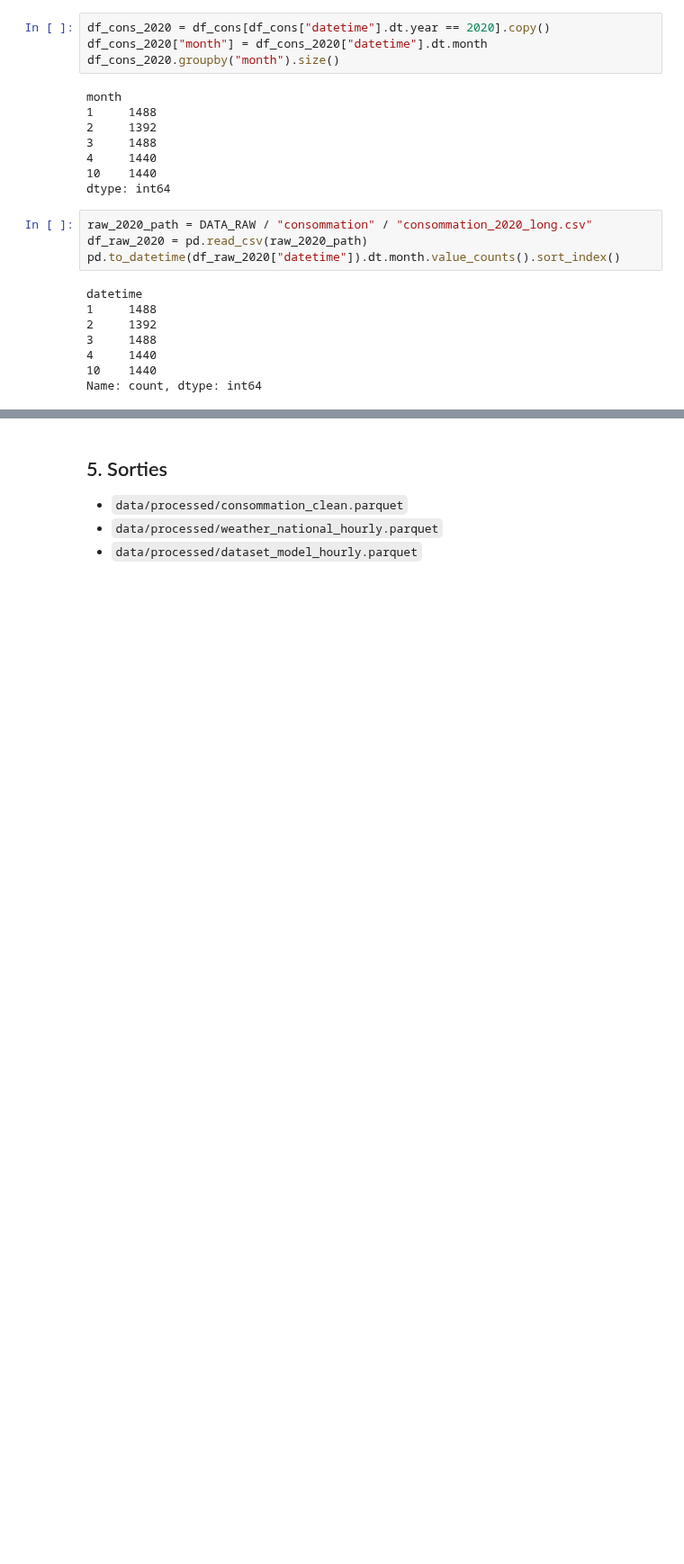
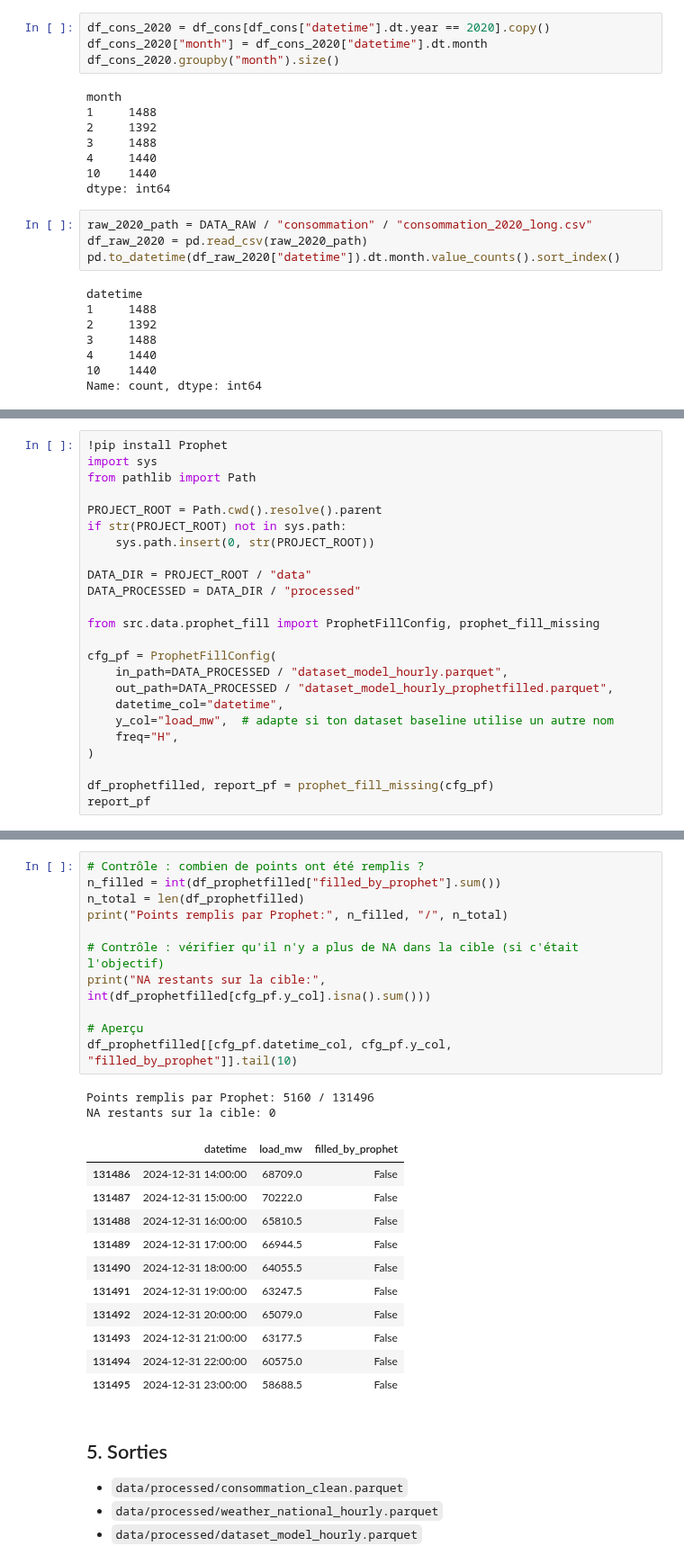
Before and after one commit to quentinbenchetrit/france-grid-stress-prediction, a Jupyter notebook: notebooks/02_cleaning_clean.ipynb, the cells around one changed output, grey strips where cells are left out. Shown at 90% size. Cells and saved outputs as stored; diff of their text form; blank space fills up the shorter version.

```diff
--- a/notebooks/02_cleaning_clean.ipynb
+++ b/notebooks/02_cleaning_clean.ipynb
@@ -198,0 +212,24 @@ Name: count, dtype: int64
+# %%
+!pip install Prophet
+import sys
+from pathlib import Path
+
+PROJECT_ROOT = Path.cwd().resolve().parent
+if str(PROJECT_ROOT) not in sys.path:
+    sys.path.insert(0, str(PROJECT_ROOT))
+
+DATA_DIR = PROJECT_ROOT / "data"
+DATA_PROCESSED = DATA_DIR / "processed"
+
+from src.data.prophet_fill import ProphetFillConfig, prophet_fill_missing
+
+cfg_pf = ProphetFillConfig(
+    in_path=DATA_PROCESSED / "dataset_model_hourly.parquet",
+    out_path=DATA_PROCESSED / "dataset_model_hourly_prophetfilled.parquet",
+    datetime_col="datetime",
+    y_col="load_mw",  # adapte si ton dataset baseline utilise un autre nom
+    freq="H",
+)
+
+df_prophetfilled, report_pf = prophet_fill_missing(cfg_pf)
+report_pf
@@ -199,3 +263,28 @@ Name: count, dtype: int64
+# %%
+# Contrôle : combien de points ont été remplis ?
+n_filled = int(df_prophetfilled["filled_by_prophet"].sum())
+n_total = len(df_prophetfilled)
+print("Points remplis par Prophet:", n_filled, "/", n_total)
+
+# Contrôle : vérifier qu'il n'y a plus de NA dans la cible (si c'était l'objectif)
+print("NA restants sur la cible:", int(df_prophetfilled[cfg_pf.y_col].isna().sum()))
+
+# Aperçu
+df_prophetfilled[[cfg_pf.datetime_col, cfg_pf.y_col, "filled_by_prophet"]].tail(10)
+# %% [output]
+Points remplis par Prophet: 5160 / 131496
+NA restants sur la cible: 0
+|  | datetime | load_mw | filled_by_prophet |
+| 131486 | 2024-12-31 14:00:00 | 68709.0 | False |
+| 131487 | 2024-12-31 15:00:00 | 70222.0 | False |
+| 131488 | 2024-12-31 16:00:00 | 65810.5 | False |
+| 131489 | 2024-12-31 17:00:00 | 66944.5 | False |
+| 131490 | 2024-12-31 18:00:00 | 64055.5 | False |
+| 131491 | 2024-12-31 19:00:00 | 63247.5 | False |
+| 131492 | 2024-12-31 20:00:00 | 65079.0 | False |
+| 131493 | 2024-12-31 21:00:00 | 63177.5 | False |
+| 131494 | 2024-12-31 22:00:00 | 60575.0 | False |
+| 131495 | 2024-12-31 23:00:00 | 58688.5 | False |
 # %% [markdown]
 ## 5. Sorties
 
```
Also changed, not shown: parts of 7 cells of this notebook, 5 other files.
